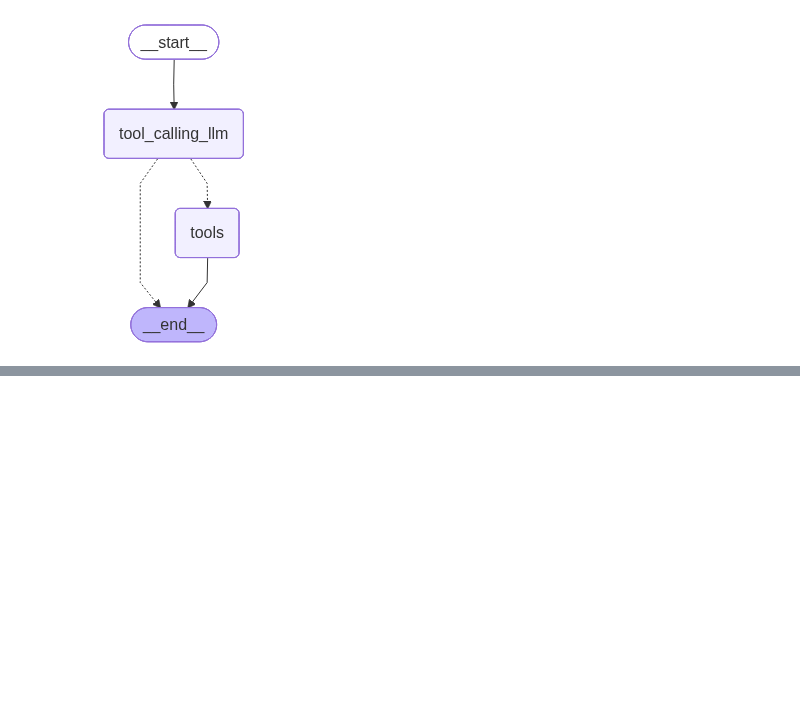
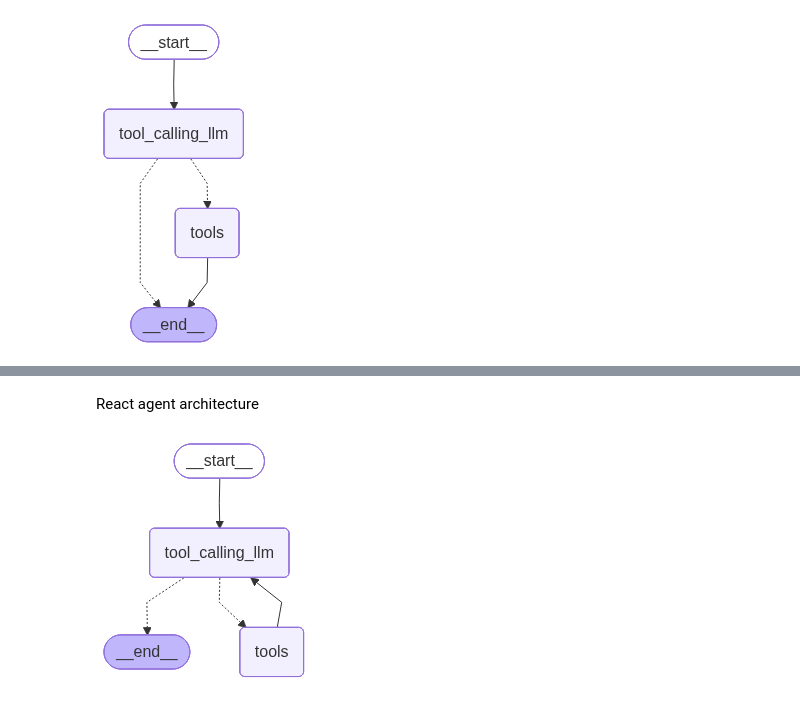
Before and after one commit to Muhangi2/agenticLangraph, a Jupyter notebook: 1-chatbot/chatbot.ipynb, the cells around one changed output, grey strips where cells are left out. Drawn from its saved outputs; the diff is of its cells as text; code cells hidden in the pictures; blank space fills up the shorter version.

```diff
--- a/1-chatbot/chatbot.ipynb
+++ b/1-chatbot/chatbot.ipynb
@@ -190,3 +189,36 @@ Tool Calls:
 Name: multiply
 
 6
+# %% [markdown]
+React agent architecture
+# %%
+### stategraph
+from langgraph.graph import StateGraph,START,END
+from langgraph.prebuilt import ToolNode
+from langgraph.prebuilt import tools_condition
+
+### Node definition
+def tool_calling_llm(state:State):
+     return {"messages":[llm_with_tools.invoke(state["messages"])]}
+ ##Graph
+builder=StateGraph(State)
+builder.add_node("tool_calling_llm",tool_calling_llm)
+builder.add_node("tools",ToolNode(tools))
+
+ ## Add Edges
+builder.add_edge(START, "tool_calling_llm")
+# if the latest assistant message is a tool call --> route to "tools"
+# otherwise --> route to END
+builder.add_conditional_edges(
+    "tool_calling_llm",
+    tools_condition
+)
+builder.add_edge("tools", "tool_calling_llm")
+
+### compile the graph
+graph=builder.compile()
+
+from IPython.display import Image, display
+display(Image(graph.get_graph().draw_mermaid_png()))
+# %% [output]
+[figure, added]
```
Also changed, not shown: parts of 14 cells of this notebook.
